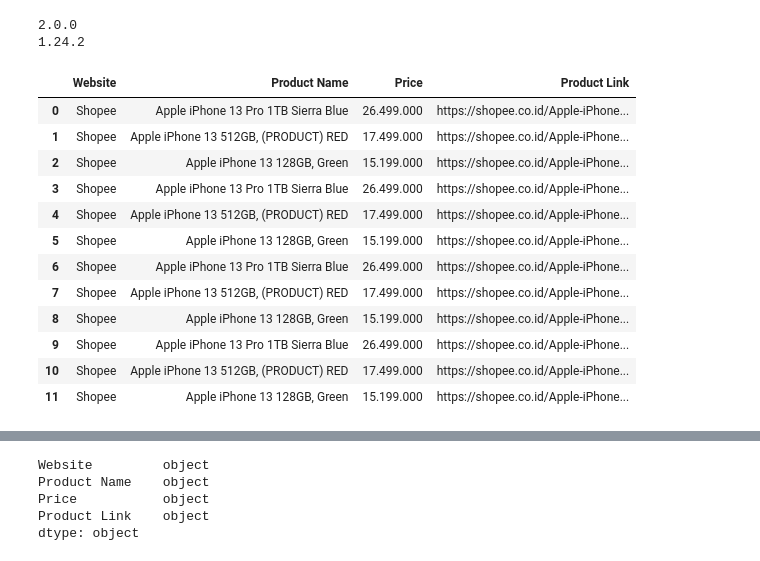
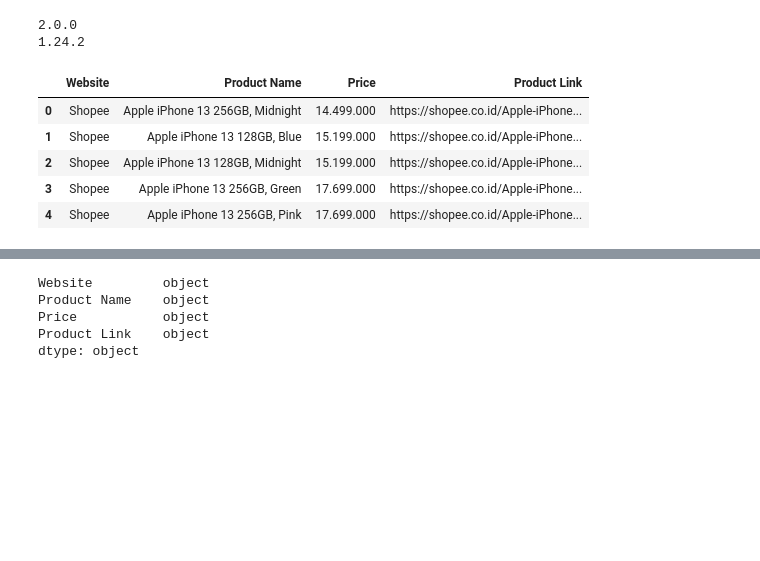
Before and after one commit to meilindazheng/web-automation, a Jupyter notebook: web-automation-task.ipynb, the cells around one changed output, grey strips where cells are left out. Cells and saved outputs as stored; diff of their text form; code cells hidden in the pictures; blank space fills up the shorter version.

```diff
--- a/web-automation-task.ipynb
+++ b/web-automation-task.ipynb
@@ -21,47 +21,40 @@ driver = webdriver.Chrome()
 url = 'https://shopee.co.id/search?keyword=iphone%2013'
 base_url = "https://shopee.co.id"
 current_url = driver.current_url
-max_pages = 3
+max_pages = 0
 current_page =0
 content = driver.page_source
 data = BeautifulSoup(content,'html.parser')
 product_name = "Apple iPhone 13"
 list_website, list_product, list_price, list_link=[],[],[],[]
 while current_page <= max_pages:
     driver.get(f'https://shopee.co.id/search?keyword=iphone%2013&page={current_page}')
     driver.set_window_size(1300,800)
-    time.sleep(5)
+    time.sleep(10)
     rentang = 500
     for i in range (1,20):
         akhir = rentang*i
         perintah = "window.scrollTo(0,"+str(akhir)+")"
         driver.execute_script(perintah)
-        time.sleep(3)
+        time.sleep(10)
     for area in data.find_all('div',class_="col-xs-2-4 shopee-search-item-result__item"):
         nama = area.find('div',class_="ie3A+n bM+7UW Cve6sh").get_text()
         price = area.find('span',class_="ZEgDH9").get_text()
         link = area.find('a')['href']
         website_name = "Shopee"
-        if base_url in current_url and product_name in nama:
+        if product_name in nama:
             list_website.append(website_name)
             list_product.append(nama)
             list_price.append(price)
             list_link.append(base_url+link)
     current_page+=1
 data_shopee = pd.DataFrame({'Website':list_website,'Product Name':list_product,'Price':list_price,'Product Link':list_link})
 pd.set_option('display.max_rows', None)
 data_shopee
 # %% [output]
 |  | Website | Product Name | Price | Product Link |
-| 0 | Shopee | Apple iPhone 13 Pro 1TB Sierra Blue | 26.499.000 | https://shopee.co.id/Apple-iPhone... |
-| 1 | Shopee | Apple iPhone 13 512GB, (PRODUCT) RED | 17.499.000 | https://shopee.co.id/Apple-iPhone... |
-| 2 | Shopee | Apple iPhone 13 128GB, Green | 15.199.000 | https://shopee.co.id/Apple-iPhone... |
-| 3 | Shopee | Apple iPhone 13 Pro 1TB Sierra Blue | 26.499.000 | https://shopee.co.id/Apple-iPhone... |
-| 4 | Shopee | Apple iPhone 13 512GB, (PRODUCT) RED | 17.499.000 | https://shopee.co.id/Apple-iPhone... |
-| 5 | Shopee | Apple iPhone 13 128GB, Green | 15.199.000 | https://shopee.co.id/Apple-iPhone... |
-| 6 | Shopee | Apple iPhone 13 Pro 1TB Sierra Blue | 26.499.000 | https://shopee.co.id/Apple-iPhone... |
-| 7 | Shopee | Apple iPhone 13 512GB, (PRODUCT) RED | 17.499.000 | https://shopee.co.id/Apple-iPhone... |
-| 8 | Shopee | Apple iPhone 13 128GB, Green | 15.199.000 | https://shopee.co.id/Apple-iPhone... |
-| 9 | Shopee | Apple iPhone 13 Pro 1TB Sierra Blue | 26.499.000 | https://shopee.co.id/Apple-iPhone... |
-| 10 | Shopee | Apple iPhone 13 512GB, (PRODUCT) RED | 17.499.000 | https://shopee.co.id/Apple-iPhone... |
-| 11 | Shopee | Apple iPhone 13 128GB, Green | 15.199.000 | https://shopee.co.id/Apple-iPhone... |
+| 0 | Shopee | Apple iPhone 13 256GB, Midnight | 14.499.000 | https://shopee.co.id/Apple-iPhone... |
+| 1 | Shopee | Apple iPhone 13 128GB, Blue | 15.199.000 | https://shopee.co.id/Apple-iPhone... |
+| 2 | Shopee | Apple iPhone 13 128GB, Midnight | 15.199.000 | https://shopee.co.id/Apple-iPhone... |
+| 3 | Shopee | Apple iPhone 13 256GB, Green | 17.699.000 | https://shopee.co.id/Apple-iPhone... |
+| 4 | Shopee | Apple iPhone 13 256GB, Pink | 17.699.000 | https://shopee.co.id/Apple-iPhone... |
```
Also changed, not shown: parts of 9 cells of this notebook.
